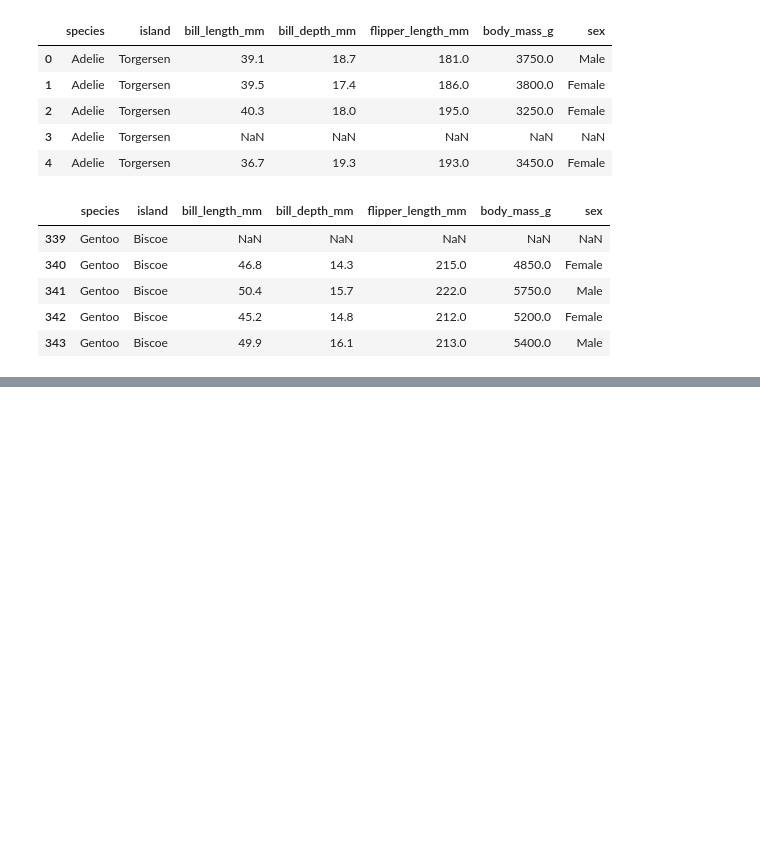
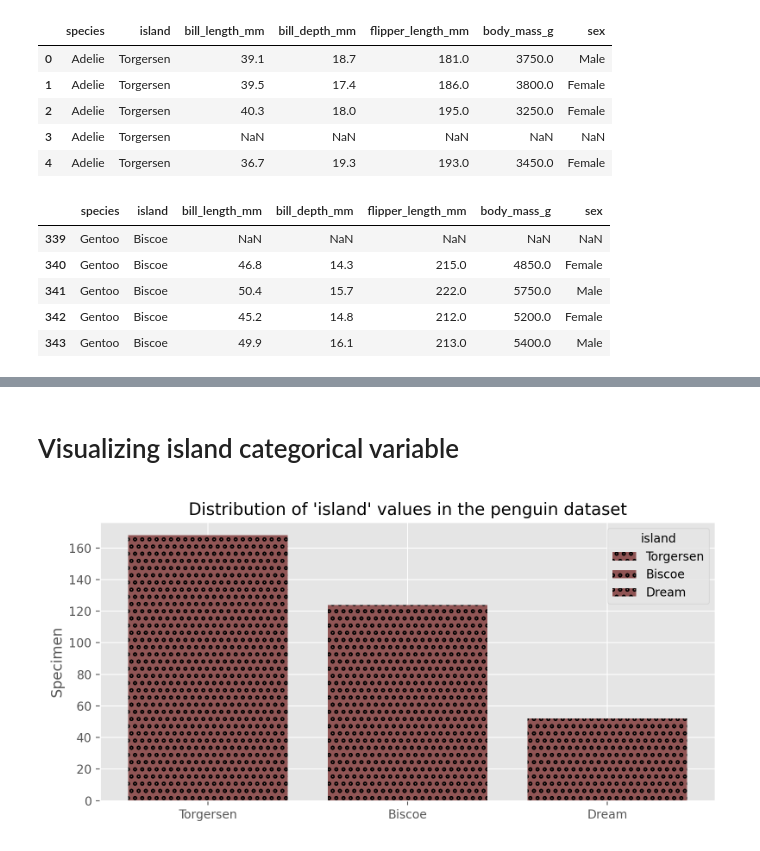
Before and after one commit to keithmmc/data_fundamentals, a Jupyter notebook: tasks.ipynb, the cells around one changed output, grey strips where cells are left out. Drawn from its saved outputs; the diff is of its cells as text; code cells hidden in the pictures; blank space fills up the shorter version.

```diff
--- a/tasks.ipynb
+++ b/tasks.ipynb
@@ -663,0 +682,20 @@ The swarm plot is useful for visualises the distribution of the variable. This p
+# %% [markdown]
+# Visualizing island categorical variable
+# %%
+fig, ax = plt.subplots(figsize=(8,4))
+
+counts = df['island'].value_counts()
+x = df['island'].unique()
+bar_labels = x
+hatches = ['oo', 'oo', 'oo']
+
+ax.bar(x, counts, label=bar_labels, hatch=hatches,color='#905555')
+
+ax.set_ylabel('Specimen')
+ax.set_title('Distribution of \'island\' values in the penguin dataset', fontsize=14)
+ax.legend(title='island')
+
+plt.tight_layout()
+plt.show()
+# %% [output]
+[figure, added]
```
Also changed, not shown: parts of 44 cells of this notebook.
